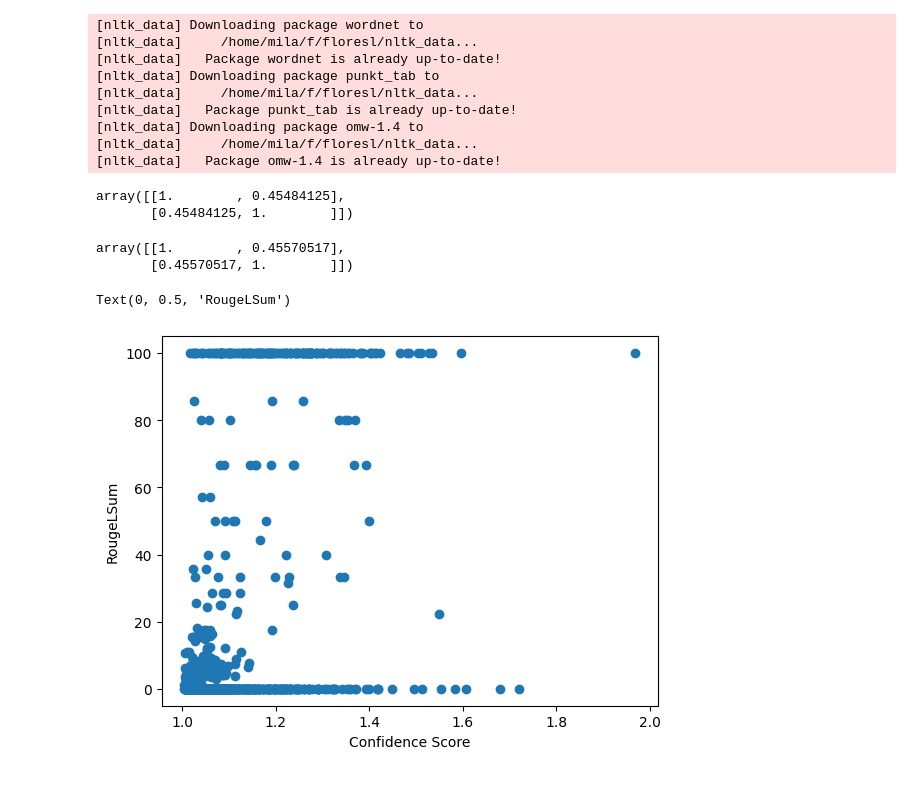
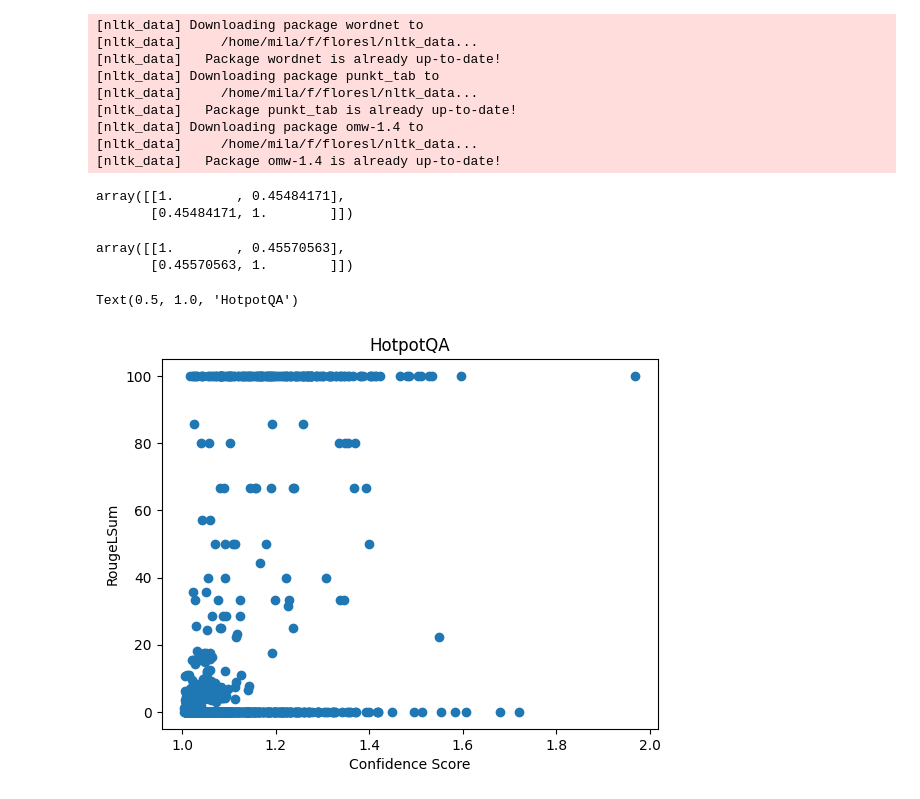
Before and after one commit to ljyflores/calibrated-confidence-for-nlg, a Jupyter notebook: analysis_hotpotqa.ipynb, the cells around one changed output. Drawn from its saved outputs; the diff is of its cells as text; code cells hidden in the pictures.

```diff
--- a/analysis_hotpotqa.ipynb
+++ b/analysis_hotpotqa.ipynb
@@ -16,7 +17,7 @@ from src.eval import calculate_rouge, calculate_f1_score
 # %%
 df = pd.read_csv("data/hotpotqa/test.csv")
 
-scores = np.fromfile("results/checkpoint-26835_hotpotqa_scores")
+scores = json.load(open("results/checkpoint-26835_hotpotqa_scores", "r"))
 with open("results/checkpoint-26835_hotpotqa_sentences") as file:
     texts = [line.rstrip() for line in file]
 # %%
@@ -31,26 +32,27 @@ df_score = pd.DataFrame(
     {
         "rougel": rougels,
         "f1": f1s,
-        "cert": scores,
+        "cert": scores["99"],
     }
 )
 # %%
 np.corrcoef(df_score["rougel"], df_score["cert"])
 # %% [output]
-array([[1.        , 0.45484125],
-       [0.45484125, 1.        ]])
+array([[1.        , 0.45484171],
+       [0.45484171, 1.        ]])
 # %%
 np.corrcoef(df_score["f1"], df_score["cert"])
 # %% [output]
-array([[1.        , 0.45570517],
-       [0.45570517, 1.        ]])
+array([[1.        , 0.45570563],
+       [0.45570563, 1.        ]])
 # %%
 plt.scatter(y=df_score["rougel"], x=df_score["cert"])
 plt.xlabel("Confidence Score")
 plt.ylabel("RougeLSum")
+plt.title("HotpotQA")
 # %% [output]
-Text(0, 0.5, 'RougeLSum')
+Text(0.5, 1.0, 'HotpotQA')
-[figure, old version]
+[figure, new version]
 # %%
 plt.scatter(y=df_score["f1"], x=df_score["cert"])
 plt.xlabel("Confidence Score")
```
Also changed, not shown: parts of 3 cells of this notebook, 9 other files.
